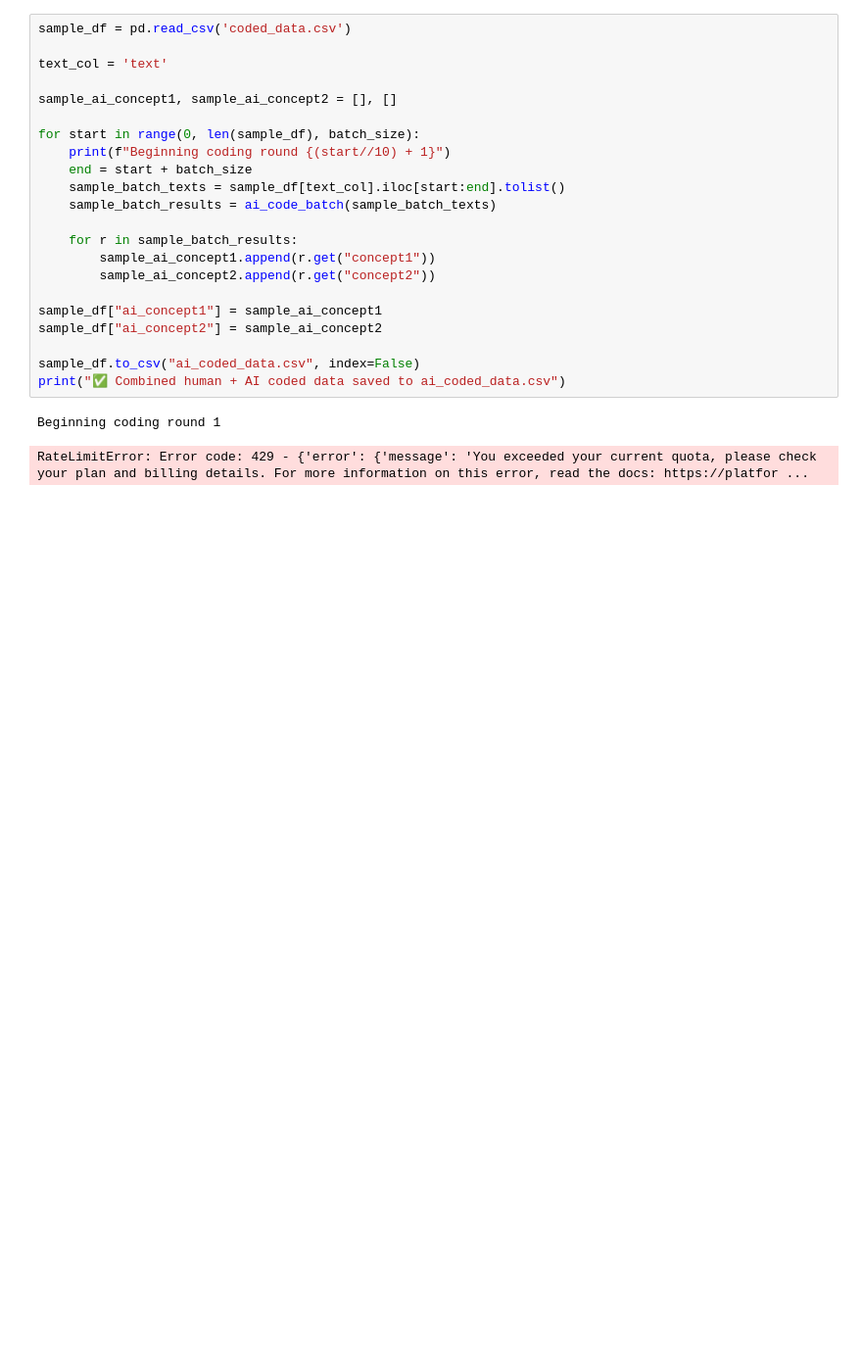
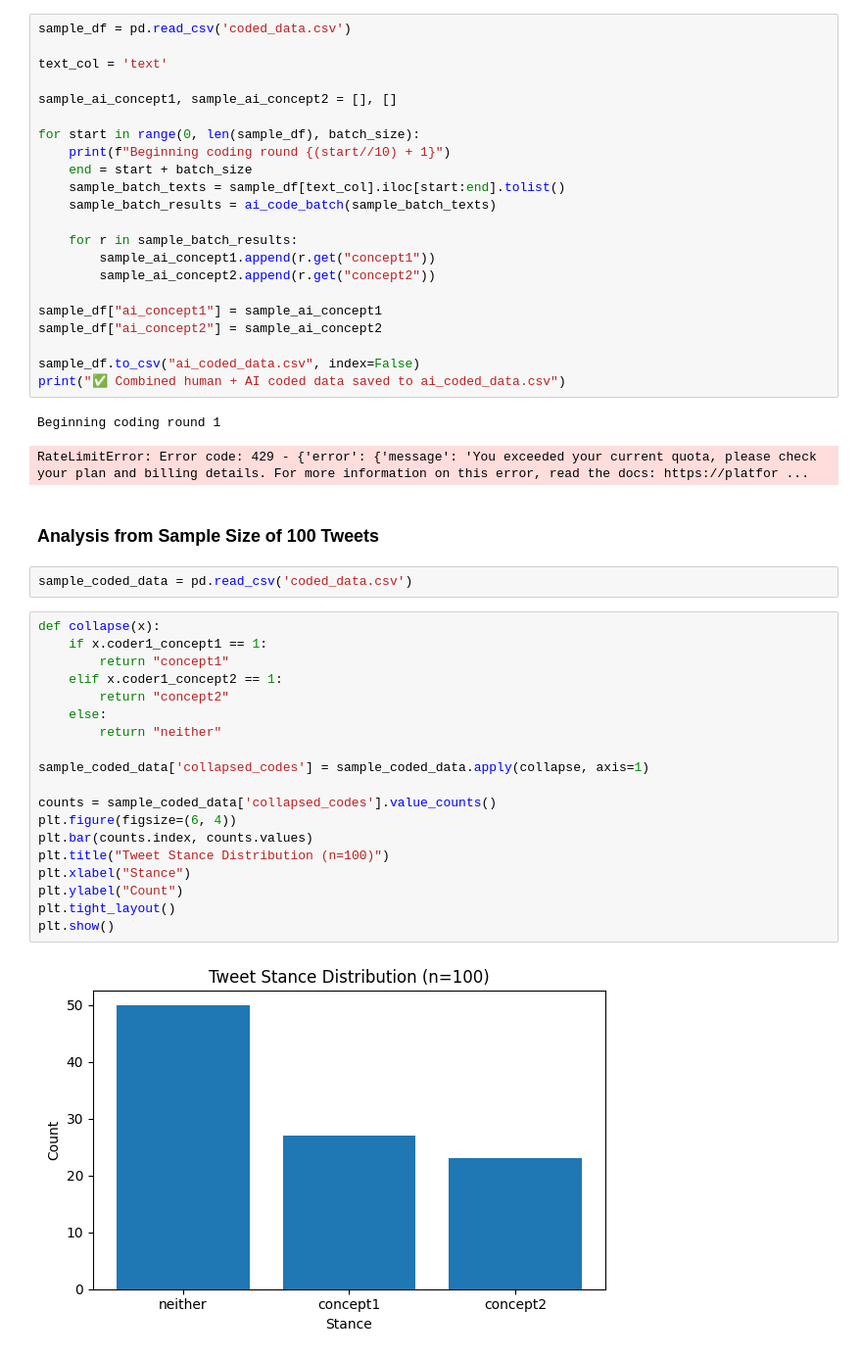
Before and after one commit to nmaharaj28/comm3180_S26_Data_Project, a Jupyter notebook: data_analysis/#OscarsSoWhite Audience Discussion.ipynb, the cells around one changed output. Shown at 98% size. Drawn from its saved outputs; the diff is of its cells as text; blank space fills up the shorter version.

```diff
--- a/data_analysis/#OscarsSoWhite Audience Discussion.ipynb
+++ b/data_analysis/#OscarsSoWhite Audience Discussion.ipynb
@@ -189,3 +170,28 @@ print("✅ Combined human + AI coded data saved to ai_coded_data.csv")
 # %% [output]
 Beginning coding round 1
 RateLimitError: Error code: 429 - {'error': {'message': 'You exceeded your current quota, please check your plan and billing details. For more information on this error, read the docs: https://platfor ...
+# %% [markdown]
+### Analysis from Sample Size of 100 Tweets
+# %%
+sample_coded_data = pd.read_csv('coded_data.csv')
+# %%
+def collapse(x):
+    if x.coder1_concept1 == 1:
+        return "concept1"
+    elif x.coder1_concept2 == 1:
+        return "concept2"
+    else:
+        return "neither"
+
+sample_coded_data['collapsed_codes'] = sample_coded_data.apply(collapse, axis=1)
+
+counts = sample_coded_data['collapsed_codes'].value_counts()
+plt.figure(figsize=(6, 4))
+plt.bar(counts.index, counts.values)
+plt.title("Tweet Stance Distribution (n=100)")
+plt.xlabel("Stance")
+plt.ylabel("Count")
+plt.tight_layout()
+plt.show()
+# %% [output]
+[figure, added]
```
Also changed, not shown: parts of 3 cells of this notebook, 2 other files.
